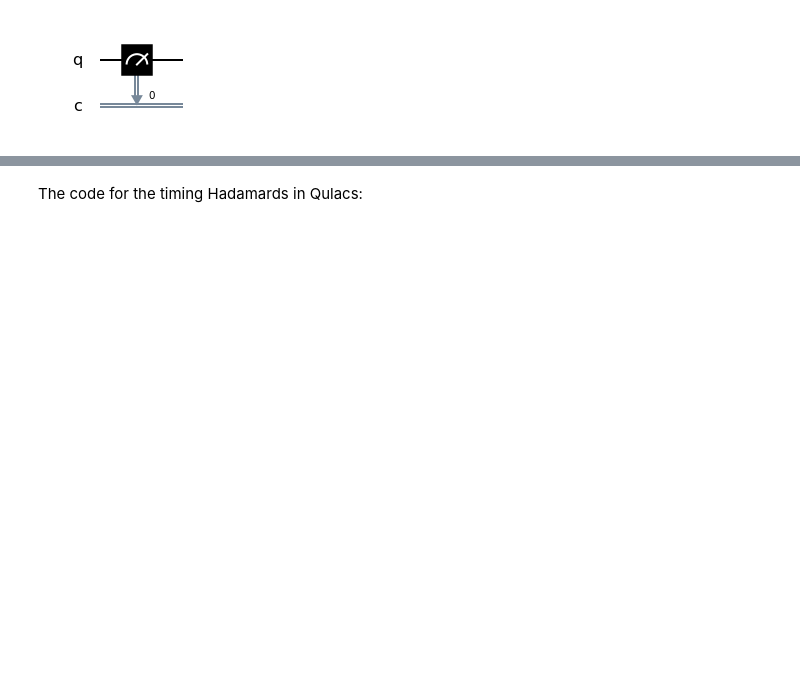
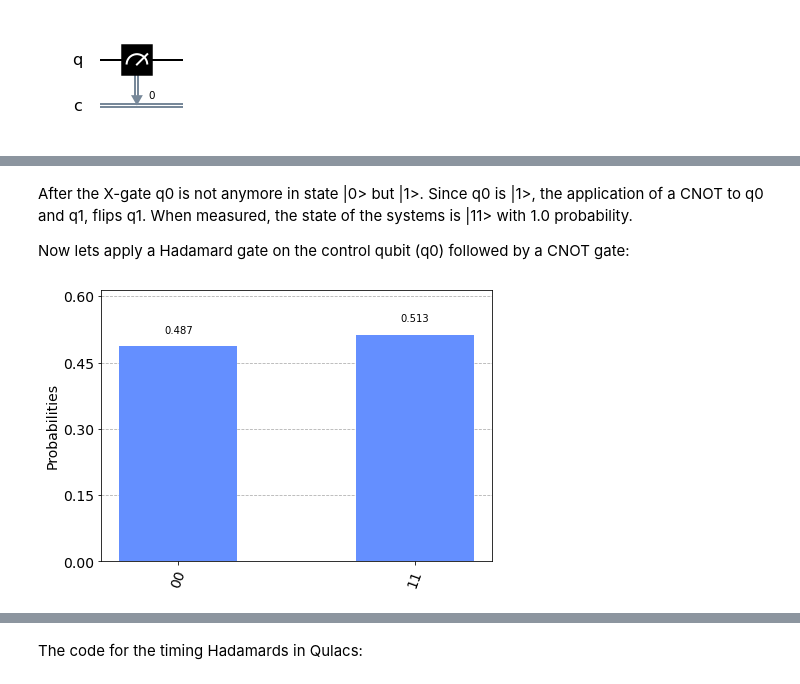
Before and after one commit to sara-nl/QuantumComputing, a Jupyter notebook: notebooks/Basics_and_Benchmarking.ipynb, the cells around one changed output, grey strips where cells are left out. Saved outputs shown, nothing was run; the diff lists cells and outputs as text; code cells hidden in the pictures; blank space fills up the shorter version.

```diff
--- a/notebooks/Basics_and_Benchmarking.ipynb
+++ b/notebooks/Basics_and_Benchmarking.ipynb
@@ -456,0 +346,28 @@ print(qisHadamards)
+# %% [markdown]
+After the X-gate q0 is not anymore in state |0> but |1>. Since q0 is |1>, the application of a CNOT to q0 and q1, flips q1.
+When measured, the state of the systems is |11> with 1.0 probability.
+
+Now lets apply a Hadamard gate on the control qubit (q0) followed by a CNOT gate:
+# %%
+# defining the device
+q = QuantumRegister(2, 'q')
+c = ClassicalRegister(2, 'c')
+circuitHCNOT = QuantumCircuit(q, c)
+
+# apply Hadamard only on q0
+circuitHCNOT.h(0)
+# apply CNOT q0 as the control, q1 as the target
+circuitHCNOT.cnot(0,1)
+#measure qubits
+circuitHCNOT.measure(q,c)
+
+
+# execute the circuit
+job = execute(circuitHCNOT, Aer.get_backend('qasm_simulator')).result()
+
+# count how many times a given state was measured
+counts = job.get_counts()
+
+plot_histogram(counts)
+# %% [output]
+[figure, added]
```
Also changed, not shown: parts of 77 cells of this notebook.
